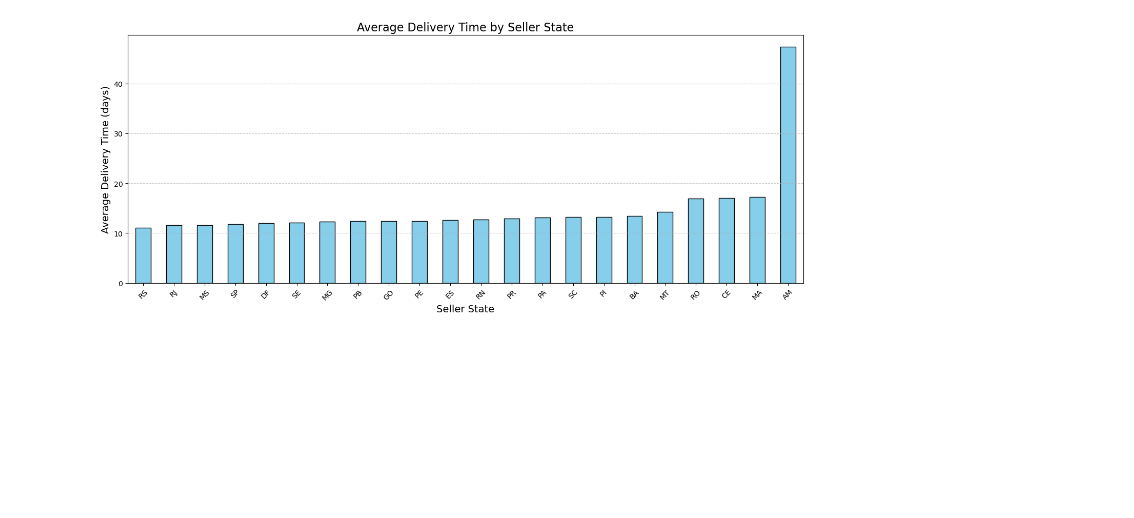
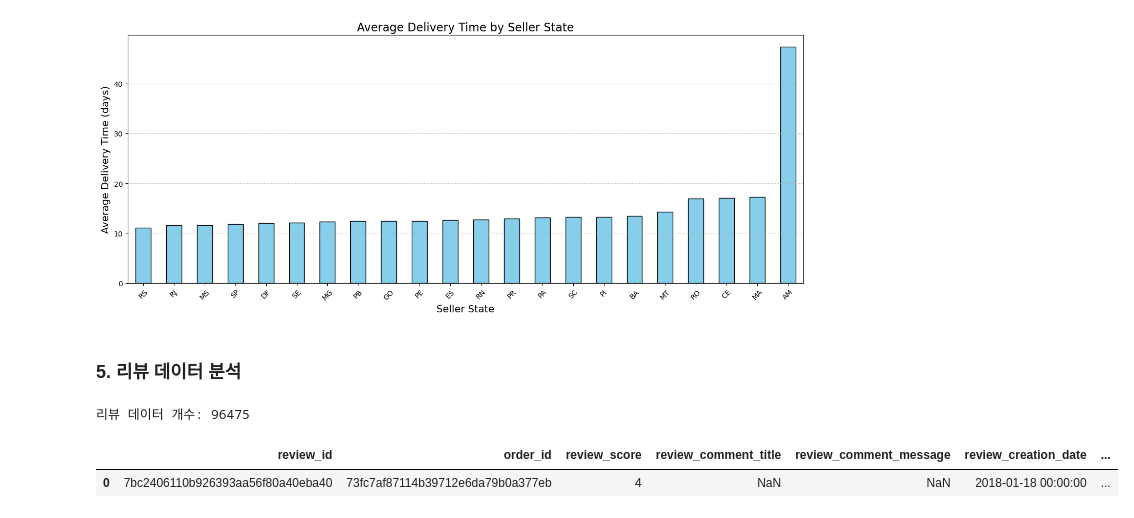
Before and after one commit to yim3001/final-project, a Jupyter notebook: Final_project/Data Preprocessing and visualization.ipynb, the cells around one changed output. Saved outputs shown, nothing was run; the diff lists cells and outputs as text; code cells hidden in the pictures; blank space fills up the shorter version.

```diff
--- a/Final_project/Data Preprocessing.ipynb
+++ b/Final_project/Data Preprocessing and visualization.ipynb
@@ -487,3 +487,14 @@ plt.tight_layout()
 plt.show()
 # %% [output]
 [figure]
+# %% [markdown]
+### 5. 리뷰 데이터 분석
+# %%
+review_df = pd.read_csv("olist_order_reviews_dataset.csv") # 리뷰
+
+print(f'리뷰 데이터 개수: {len(order_df)}')
+review_df.head(1)
+# %% [output]
+리뷰 데이터 개수: 96475
+|  | review_id | order_id | review_score | review_comment_title | review_comment_message | review_creation_date | ... |
+| 0 | 7bc2406110b926393aa56f80a40eba40 | 73fc7af87114b39712e6da79b0a377eb | 4 | NaN | NaN | 2018-01-18 00:00:00 | ... |
```
Also changed, not shown: parts of 10 cells of this notebook, 4 other files.
